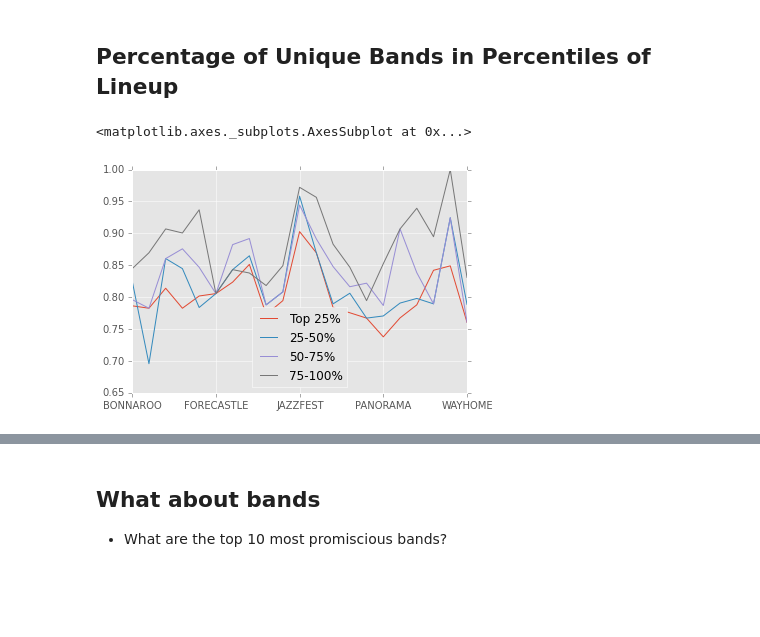
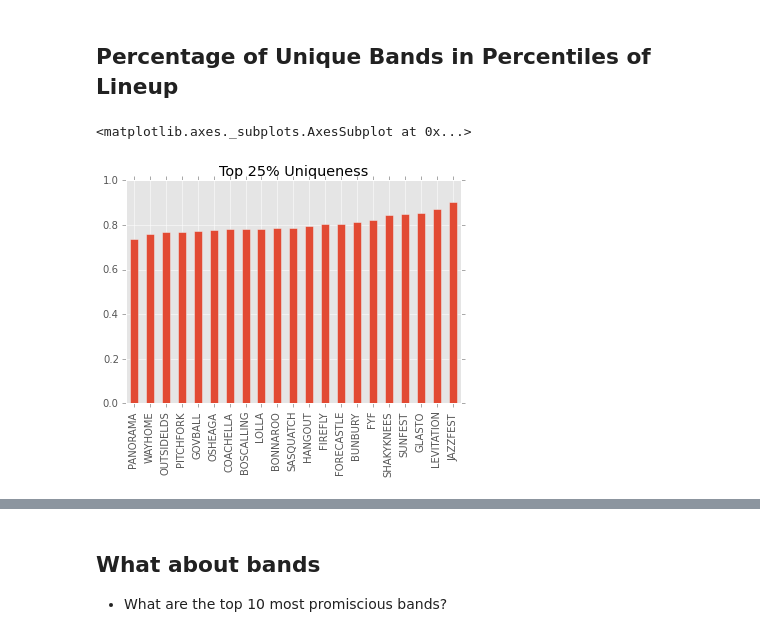
Before and after one commit to hunterowens/hunterowens.github.io, a Jupyter notebook: notebooks/new_power_ranks.ipynb, the cells around one changed output, grey strips where cells are left out. Saved outputs shown, nothing was run; the diff lists cells and outputs as text; code cells hidden in the pictures; blank space fills up the shorter version.

```diff
--- a/notebooks/new_power_ranks.ipynb
+++ b/notebooks/new_power_ranks.ipynb
@@ -74,8 +74,8 @@ percentage_fest_df.columns = ['Top 25%','25-50%','50-75%','75-100%']
 #percentage_fest_df.sort_values(by='Percentage').plot(kind='Bar',
 #                                                     title="Percentage of Unique Bands Top %25 of Bill",
 #                                                     ylim=(0,1))
-# %%
-percentage_fest_df.groupby(percentage_fest_df.index).mean().plot()
-# %% [output]
-<matplotlib.axes._subplots.AxesSubplot at 0x...>
-[figure, removed]
+# %%
+percentage_fest_df['Top 25%'].sort_values().plot(kind='bar', title="Top 25% Uniqueness")
+# %% [output]
+<matplotlib.axes._subplots.AxesSubplot at 0x...>
+[figure, added]
```
Also changed, not shown: parts of 7 cells of this notebook.
